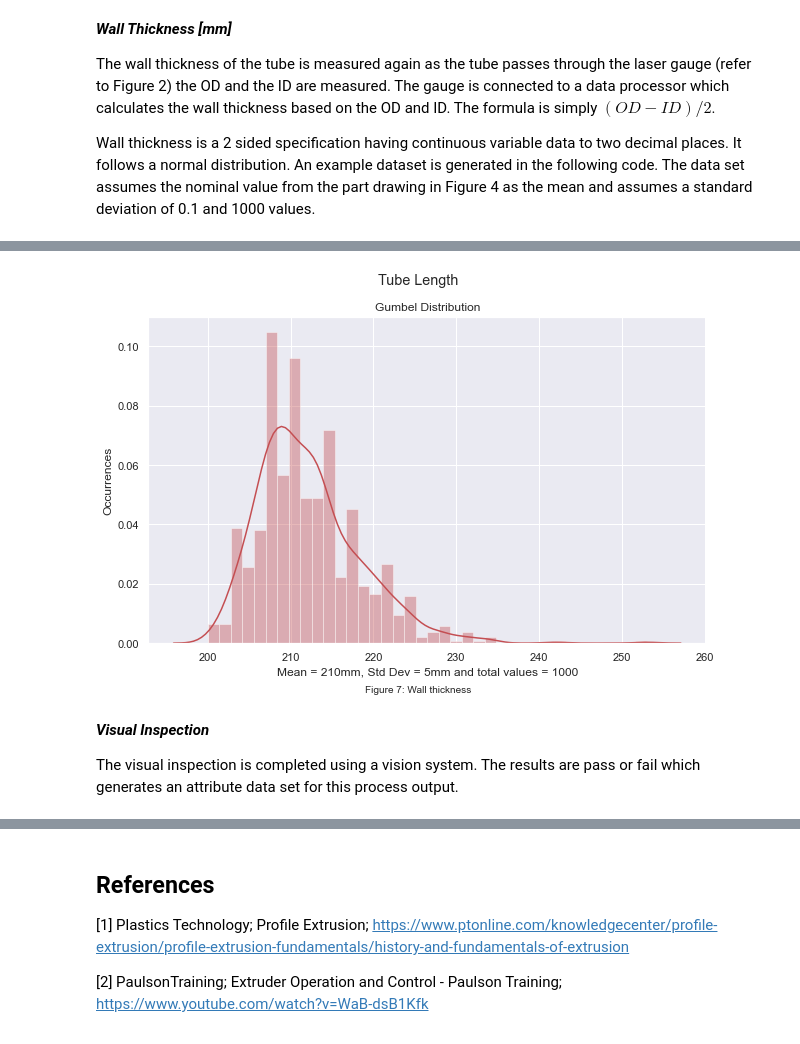
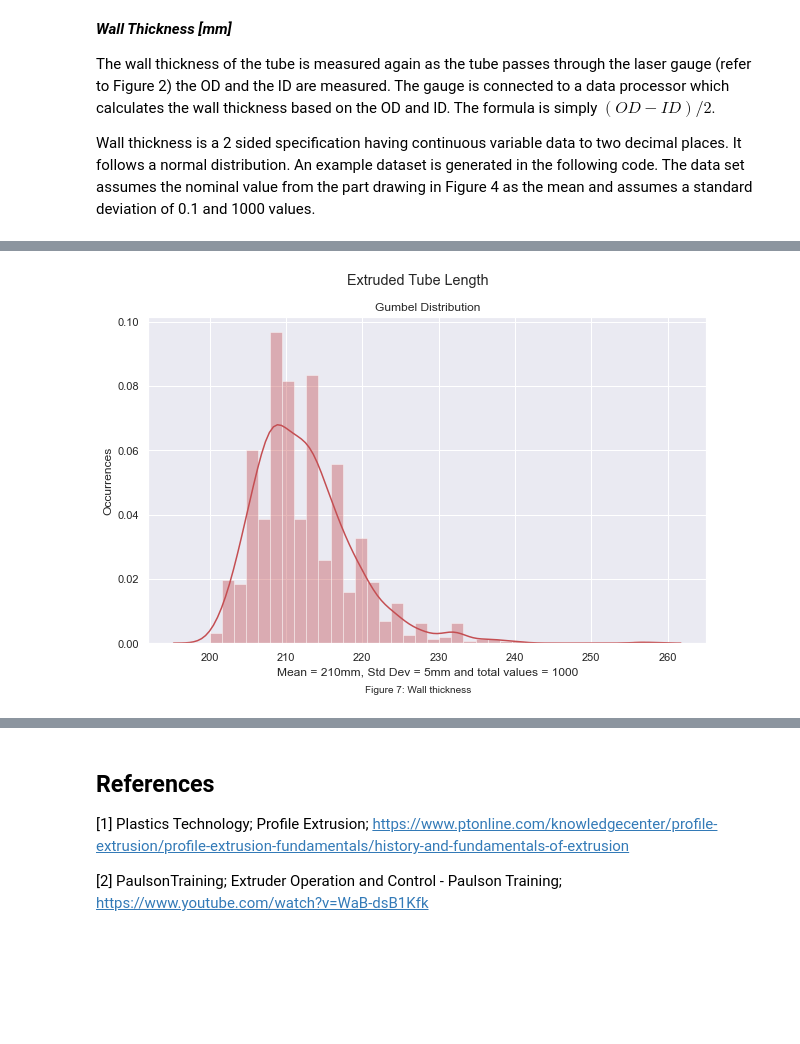
Before and after one commit to KeithQuinn/Project_2020_Programming-for-Data-Analysis, a Jupyter notebook: Project_2020_Programming-for-Data-Analysis.ipynb, the cells around one changed output, grey strips where cells are left out. Cells and saved outputs as stored; diff of their text form; code cells hidden in the pictures; blank space fills up the shorter version.

Commit message:
Process development section - work ongoing.

```diff
--- a/Project_2020_Programming-for-Data-Analysis.ipynb
+++ b/Project_2020_Programming-for-Data-Analysis.ipynb
@@ -212,21 +228,17 @@ The length of the tube is measured using a ruler that has 1mm increments. The da
 # %%
 loc = 210 # mean
 scale = 5 # standard deviation
 size = 1000 # number of values
 
 length_data = np.random.gumbel(loc, scale, size).astype(int)
 plt.figure(figsize=(10, 6)) # figure size
 plt.title('Gumbel Distribution') # title
-plt.suptitle('Tube Length') # title
+plt.suptitle('Extruded Tube Length') # subtitle
 plt.xlabel(f'Mean = {loc}mm, Std Dev = {scale}mm and total values = {size}') # xlabel
 plt.ylabel('Occurrences') # ylabel
 sns.distplot(a=length_data, hist=True, kde=True, color='r')
 txt="Figure 7: Wall thickness" # create caption
 plt.figtext(0.5, 0.01, txt, wrap=True, horizontalalignment='center', fontsize=10) # locate caption
 plt.show() # show histogram
 # %% [output]
-[figure, old version]
+[figure, new version]
-# %% [markdown]
-*__Visual Inspection__*
-
-The visual inspection is completed using a vision system. The results are pass or fail which generates an attribute data set for this process output.
```
Also changed, not shown: parts of 13 cells of this notebook.
